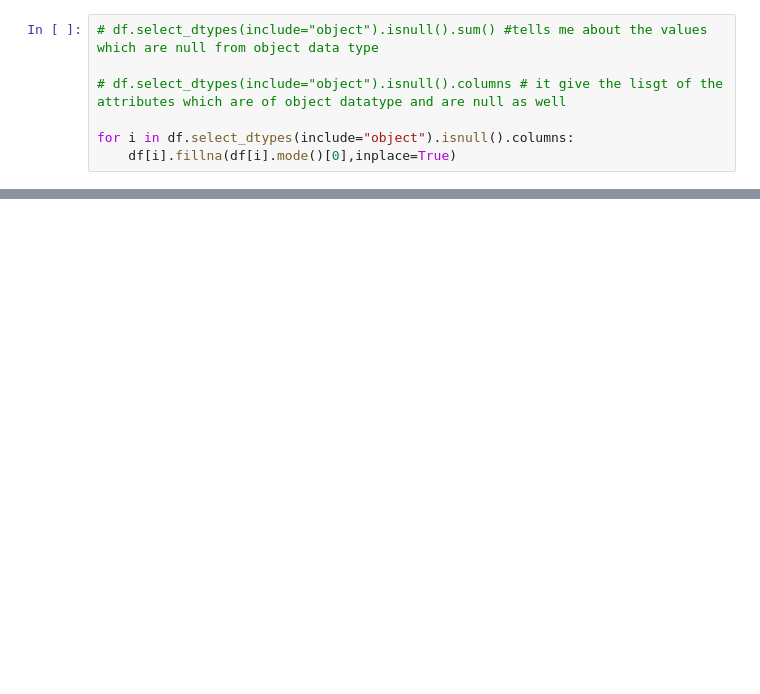
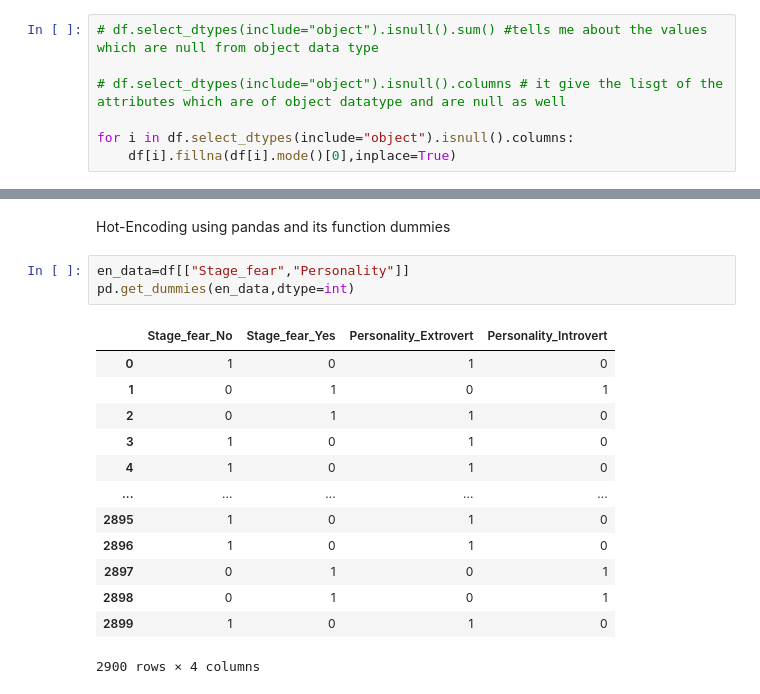
Before and after one commit to gitcrusher/DataScience, a Jupyter notebook: Personality_Analysis/main1.ipynb, the cells around one changed output, grey strips where cells are left out. Saved outputs shown, nothing was run; the diff lists cells and outputs as text; blank space fills up the shorter version.

```diff
--- a/Personality_Analysis/main1.ipynb
+++ b/Personality_Analysis/main1.ipynb
@@ -154,0 +197,20 @@ for numeric data mow we will do the cleaning and handeling of missing values
+# %% [markdown]
+Hot-Encoding
+using pandas and its function dummies
+# %%
+en_data=df[["Stage_fear","Personality"]]
+pd.get_dummies(en_data,dtype=int)
+# %% [output]
+|  | Stage_fear_No | Stage_fear_Yes | Personality_Extrovert | Personality_Introvert |
+| 0 | 1 | 0 | 1 | 0 |
+| 1 | 0 | 1 | 0 | 1 |
+| 2 | 0 | 1 | 1 | 0 |
+| 3 | 1 | 0 | 1 | 0 |
+| 4 | 1 | 0 | 1 | 0 |
+| ... | ... | ... | ... | ... |
+| 2895 | 1 | 0 | 1 | 0 |
+| 2896 | 1 | 0 | 1 | 0 |
+| 2897 | 0 | 1 | 0 | 1 |
+| 2898 | 0 | 1 | 0 | 1 |
+| 2899 | 1 | 0 | 1 | 0 |
+2900 rows × 4 columns
```
Also changed, not shown: parts of 8 cells of this notebook.
